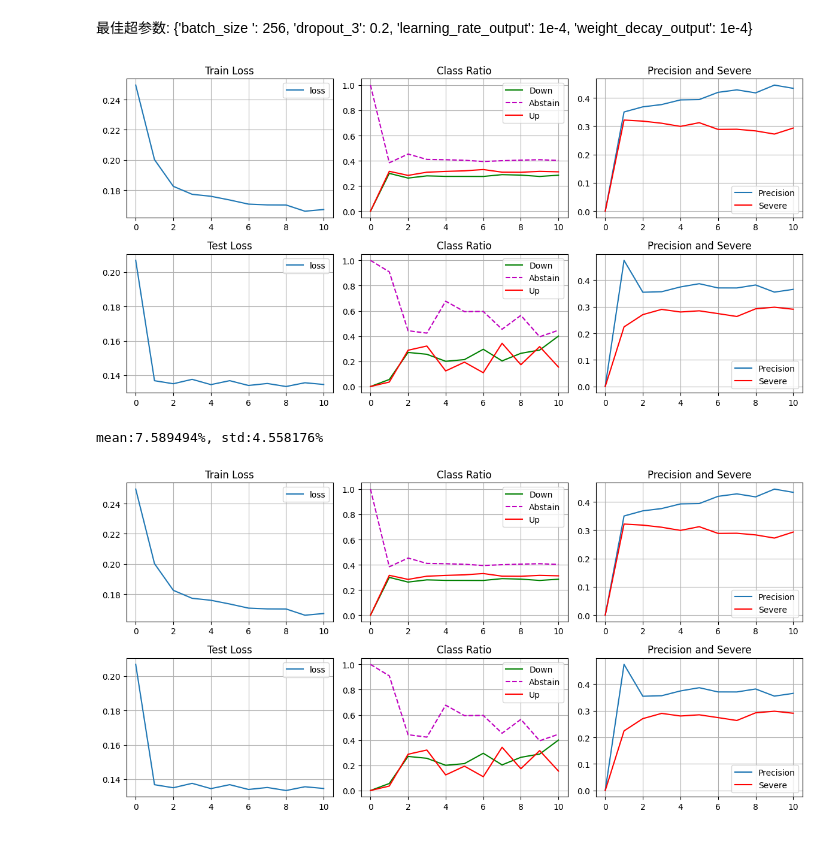
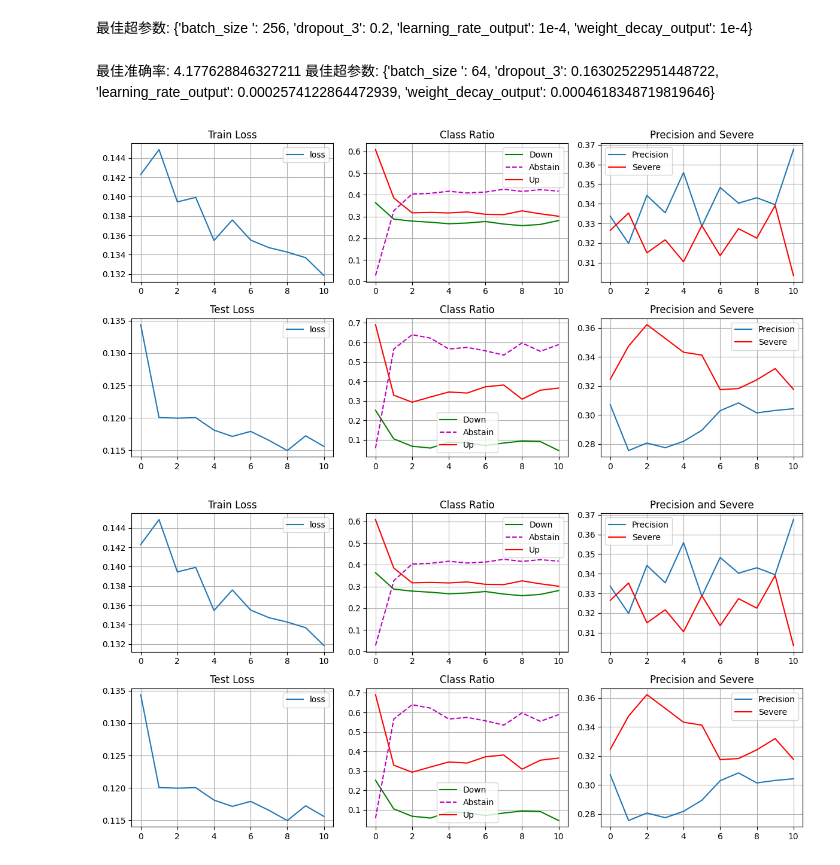
Before and after one commit to FerdinandEoverm/Index_Future_Prediction, a Jupyter notebook: Transformer model/PatchTST_Prediction.ipynb, the cells around one changed output. Cells and saved outputs as stored; diff of their text form; code cells hidden in the pictures.

```diff
--- a/Transformer model/PatchTST_Prediction.ipynb
+++ b/Transformer model/PatchTST_Prediction.ipynb
@@ -74,8 +74,9 @@ class Patch_TST(nn.Module):
 
         self.output = nn.Sequential(
             nn.Flatten(start_dim = -2),
+            # nn.Linear(self.num_patch * d_model, self.num_patch * d_model),
             nn.Dropout(dropout_3),
-            HybridDecoder(dim_state = self.num_patch * d_model, init_prob = [0.0,0.5,0.0])
+            HybridDecoder(dim_state = self.num_patch * d_model, init_prob = [0.0,0.0,0.0])
         )
 
     def self_supervised(self, x):
@@ -161,6 +163,7 @@ label = []
 
 for asset_code in assets_list:
     data = pd.read_csv(f'data/{asset_code}.csv')
+    data = data[data['trade_date'] < 20230901].copy() # 所有2023年以后数据不参与训练
     feature.append(torch.tensor(data[feature_columns].values, dtype = torch.float32, device = 'cuda:0'))
     label.append(torch.tensor(data[label_columns].values, dtype = torch.float32, device = 'cuda:0'))
 
@@ -293,6 +299,9 @@ def objective(trial):
 # df.sort_values(by='value', ascending=False)
 # %% [markdown]
 最佳超参数:  {'batch_size ': 256, 'dropout_3': 0.2, 'learning_rate_output': 1e-4, 'weight_decay_output': 1e-4}
+# %% [markdown]
+最佳准确率:  4.177628846327211
+最佳超参数:  {'batch_size ': 64, 'dropout_3': 0.16302522951448722, 'learning_rate_output': 0.0002574122864472939, 'weight_decay_output': 0.0004618348719819646}
 # %%
 # 只训练输出层
 # 模型结构的全局参数，不可修改
@@ -302,6 +311,7 @@ num_layer = 5
 num_head = 4
 d_model = 256
 assets_list = ['IH.CFX', 'IF.CFX', 'IC.CFX']
+# assets_list = ['IH.CFX', 'IF.CFX', 'IC.CFX', 'AU.SHF', 'JM.DCE','RB.SHF','HC.SHF', 'I.DCE', 'M.DCE', 'CF.ZCE',]
 stride = 4 # patch_size // 2  奇数再(+1)
 masking_ratio = 0.2
 mask_expand_size = 1
@@ -313,14 +323,14 @@ learning_rate_encoder = 0 # 不要超过1e-10 否则会破坏pretrain，因为pr
 weight_decay_encoder = 0
 
 # 训练相关
-batch_size = 256
+batch_size = 32
 
 # 输出层相关
 dropout_3 = 0.3
-learning_rate_output = 1e-4
-weight_decay_output = 1e-4
-alpha = 0.03
-delta = 1.2
+learning_rate_output = 1e-6 # 1e-6
+weight_decay_output = 0 #1e-5
+alpha = 0.01
+delta = 1.3
 
 
 # 提取数据
@@ -331,62 +341,55 @@ feature = []
 label = []
 for asset_code in assets_list:
     data = pd.read_csv(f'data/{asset_code}.csv')
+    data = data[data['trade_date'] < 20230901].copy() # 所有2023年以后数据不参与训练
     feature.append(torch.tensor(data[feature_columns].values, dtype = torch.float32, device = 'cuda:0'))
     label.append(torch.tensor(data[label_columns].values, dtype = torch.float32, device = 'cuda:0'))
 
 feature = torch.stack(feature, dim = 1)
 label = torch.stack(label, dim = 1)
 feature = feature.unfold(dimension = 0, size = seq_len, step = 1).transpose(2,3)
 label = label[seq_len-1:]
 data = RandomLoader(feature, label)
 
+train_loader, test_loader = data(batch_size=batch_size, slice_size=[0.6,0.2], balance=[True, True])
 
-precision_list = []
-
-for i in range(10):
-    animator.reset()
-    train_loader, test_loader = data(batch_size=batch_size, slice_size=[0.6,0.2], balance=[True, False])
-
-    model = Patch_TST(input_size = 10,
+model = Patch_TST(input_size = 10,
                     seq_len = seq_len,
                     patch_size = patch_size,
                     stride = stride,
                     num_layer = num_layer,
                     num_head = num_head,
                     d_model = d_model,
                     masking_ratio = masking_ratio,
                     mask_expand_size = mask_expand_size,
                     dropout_1 = dropout_1,
                     dropout_2 = dropout_2,
                     dropout_3 = dropout_3,
                     ).to('cuda:0')
-    model.load_state_dict(torch.load('params/self_supervised.params'))
+model.load_state_dict(torch.load('params/self_supervised_1.params'))
+zero_bias = torch.tensor([0.0, 0.0, 0.0], device = 'cuda:0')
+model.output[2].log_prob[0].bias.data = zero_bias
 
-    # 对预训练部分设置不同学习率
-    output_params = model.output.parameters()
-    output_param_ids = {id(p) for p in output_params}
-    other_params = [p for p in model.parameters() if id(p) not in output_param_ids]
-    optimizer_grouped_parameters = [
+# 对预训练部分设置不同学习率
+output_params = model.output.parameters()
+output_param_ids = {id(p) for p in output_params}
+other_params = [p for p in model.parameters() if id(p) not in output_param_ids]
+optimizer_grouped_parameters = [
             {'params': other_params, 'lr': learning_rate_encoder, 'weight_decay': weight_decay_encoder},
             {'params': model.output.parameters(), 'lr': learning_rate_output, 'weight_decay': weight_decay_output}
         ]
 
-    optimizer = torch.optim.AdamW(optimizer_grouped_parameters)
-    scheduler = lr_scheduler.StepLR(optimizer, step_size=1, gamma=0.9)
-    loss_fn = HybridLoss(alpha = alpha, delta = delta, show_loss = False)
-    train = ModelTrain(model = model, train_loader = train_loader, test_loader = test_loader, loss_fn = loss_fn, optimizer = optimizer, scheduler = scheduler, recorder = recorder,graph = animator)
+optimizer = torch.optim.AdamW(optimizer_grouped_parameters)
+scheduler = lr_scheduler.StepLR(optimizer, step_size=1, gamma=1)
+loss_fn = HybridLoss(alpha = alpha, delta = delta, show_loss = False)
+train = ModelTrain(model = model, train_loader = train_loader, test_loader = test_loader, loss_fn = loss_fn, optimizer = optimizer, scheduler = scheduler, recorder = recorder, graph = animator)
 
-    prediction, precision = train.epoch_train(epochs = 10, early_stop = 100)
-    precision_list.append(precision)
+prediction, precision = train.epoch_train(epochs = 10, early_stop = 100)
 
-    torch.save(model.state_dict(), f'params/supervised_{i}.params')
-
-torch.save(model.state_dict(), 'params/supervised.params')
-print(f'mean:{np.mean(precision_list):2%}, std:{np.std(precision_list):2%}')
+torch.save(model.state_dict(), 'params/supervised_1.params')
 # %% [output]
-[figure, old version]
+[figure, new version]
-mean:7.589494%, std:4.558176%
-[figure, old version]
+[figure, new version]
 # %%
 # all_assets = pd.DataFrame({
 #     'stage_1_prediction': np.mean(result, axis = 0)[:,0],
```
Also changed, not shown: parts of 3 cells of this notebook, 19 other files.
